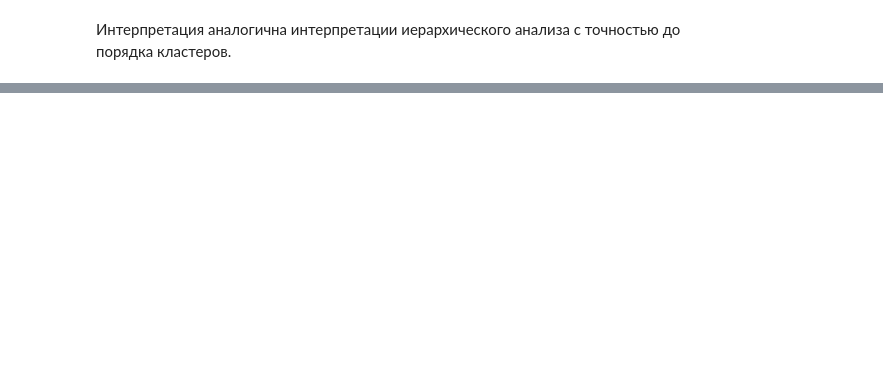
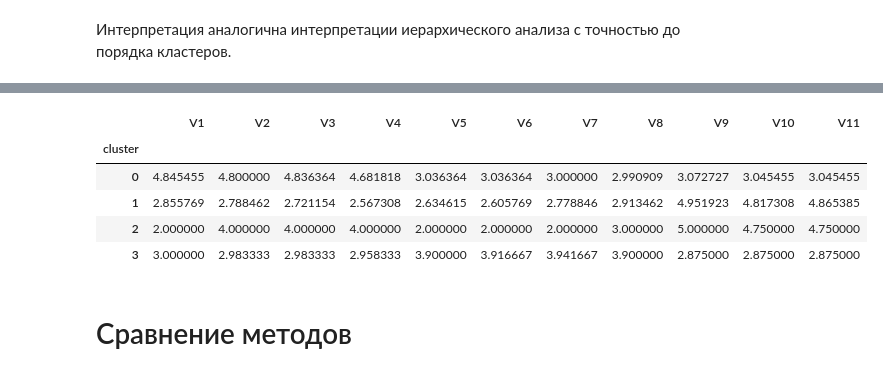
Before and after one commit to Olga225/ITMO_Data_Analysis, a Jupyter notebook: Task1_Lollipops.ipynb, the cells around one changed output, grey strips where cells are left out. Saved outputs shown, nothing was run; the diff lists cells and outputs as text; code cells hidden in the pictures; blank space fills up the shorter version.

```diff
--- a/Task1_Lollipops.ipynb
+++ b/Task1_Lollipops.ipynb
@@ -241,0 +359,15 @@ df.groupby('cluster').mean()
+# %%
+df = df.drop("cluster", axis =1)
+
+dbscan_2 = DBSCAN(eps=2.0, metric='euclidean', min_samples=2, algorithm= 'brute')
+dbscan_2.fit(df)
+
+df['cluster'] = dbscan_2.labels_
+df.groupby('cluster').mean()
+# %% [output]
+|  | V1 | V2 | V3 | V4 | V5 | V6 | V7 | V8 | V9 | V10 | V11 |
+| cluster |  |  |  |  |  |  |  |  |  |  |  |
+| 0 | 4.845455 | 4.800000 | 4.836364 | 4.681818 | 3.036364 | 3.036364 | 3.000000 | 2.990909 | 3.072727 | 3.045455 | 3.045455 |
+| 1 | 2.855769 | 2.788462 | 2.721154 | 2.567308 | 2.634615 | 2.605769 | 2.778846 | 2.913462 | 4.951923 | 4.817308 | 4.865385 |
+| 2 | 2.000000 | 4.000000 | 4.000000 | 4.000000 | 2.000000 | 2.000000 | 2.000000 | 3.000000 | 5.000000 | 4.750000 | 4.750000 |
+| 3 | 3.000000 | 2.983333 | 2.983333 | 2.958333 | 3.900000 | 3.916667 | 3.941667 | 3.900000 | 2.875000 | 2.875000 | 2.875000 |
@@ -241,0 +376,2 @@ df.groupby('cluster').mean()
+# %% [markdown]
+# Сравнение методов
```
Also changed, not shown: parts of 15 cells of this notebook.
